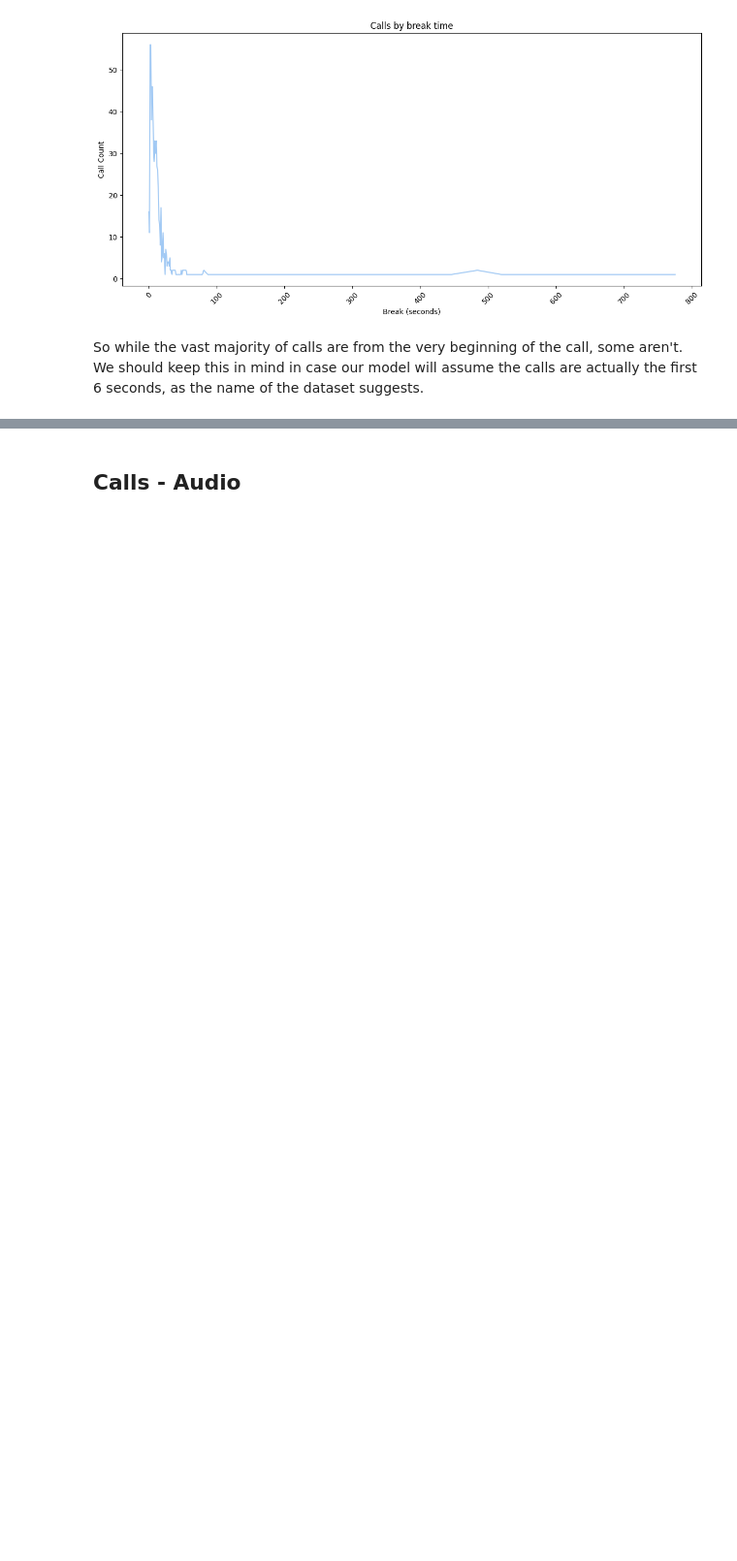
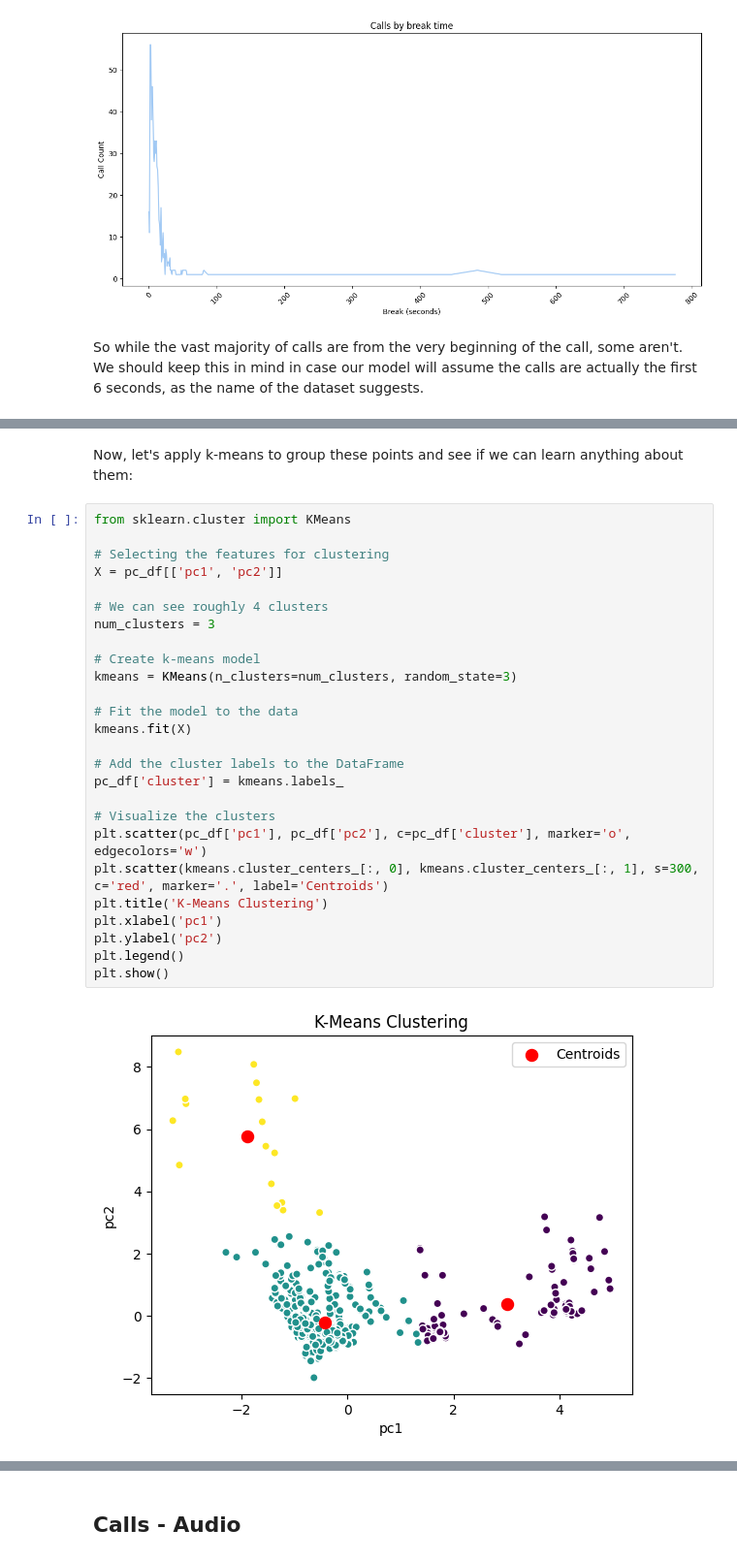
Before and after one commit to ramwtz/data-science-project, a Jupyter notebook: 911_project.ipynb, the cells around one changed output, grey strips where cells are left out. Shown at 97% size. Cells and saved outputs as stored; diff of their text form; blank space fills up the shorter version.

```diff
--- a/911_project.ipynb
+++ b/911_project.ipynb
@@ -546,0 +579,30 @@ So while the vast majority of calls are from the very beginning of the call, som
+# %% [markdown]
+Now, let's apply k-means to group these points and see if we can learn anything about them:
+# %%
+from sklearn.cluster import KMeans
+
+# Selecting the features for clustering
+X = pc_df[['pc1', 'pc2']]
+
+# We can see roughly 4 clusters
+num_clusters = 3
+
+# Create k-means model
+kmeans = KMeans(n_clusters=num_clusters, random_state=3)
+
+# Fit the model to the data
+kmeans.fit(X)
+
+# Add the cluster labels to the DataFrame
+pc_df['cluster'] = kmeans.labels_
+
+# Visualize the clusters
+plt.scatter(pc_df['pc1'], pc_df['pc2'], c=pc_df['cluster'], marker='o', edgecolors='w')
+plt.scatter(kmeans.cluster_centers_[:, 0], kmeans.cluster_centers_[:, 1], s=300, c='red', marker='.', label='Centroids')
+plt.title('K-Means Clustering')
+plt.xlabel('pc1')
+plt.ylabel('pc2')
+plt.legend()
+plt.show()
+# %% [output]
+[figure, added]
```
Also changed, not shown: parts of 30 cells of this notebook.
